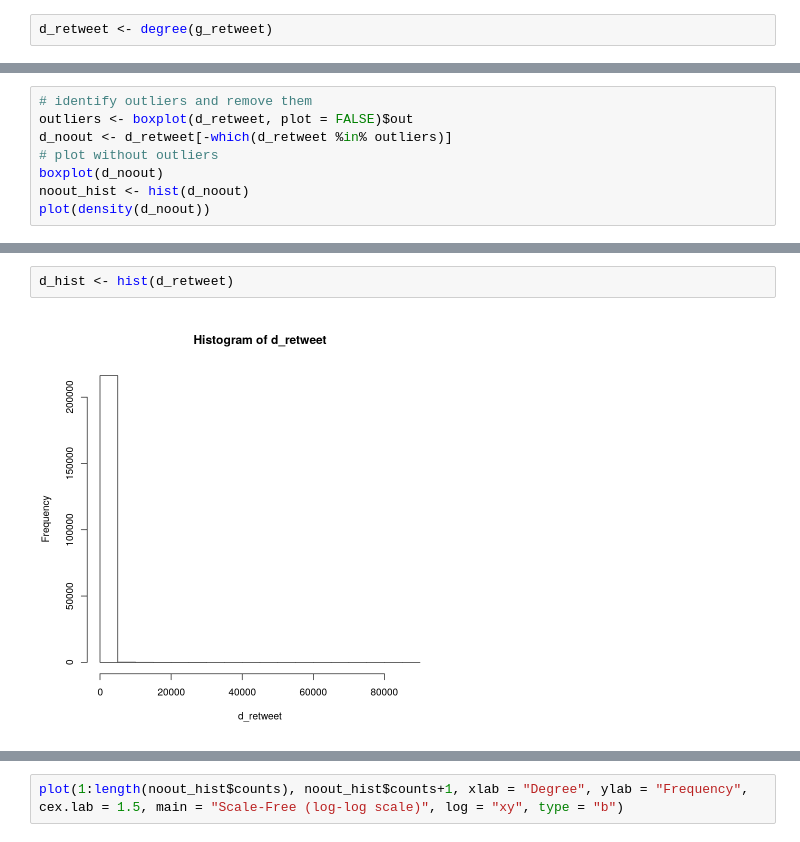
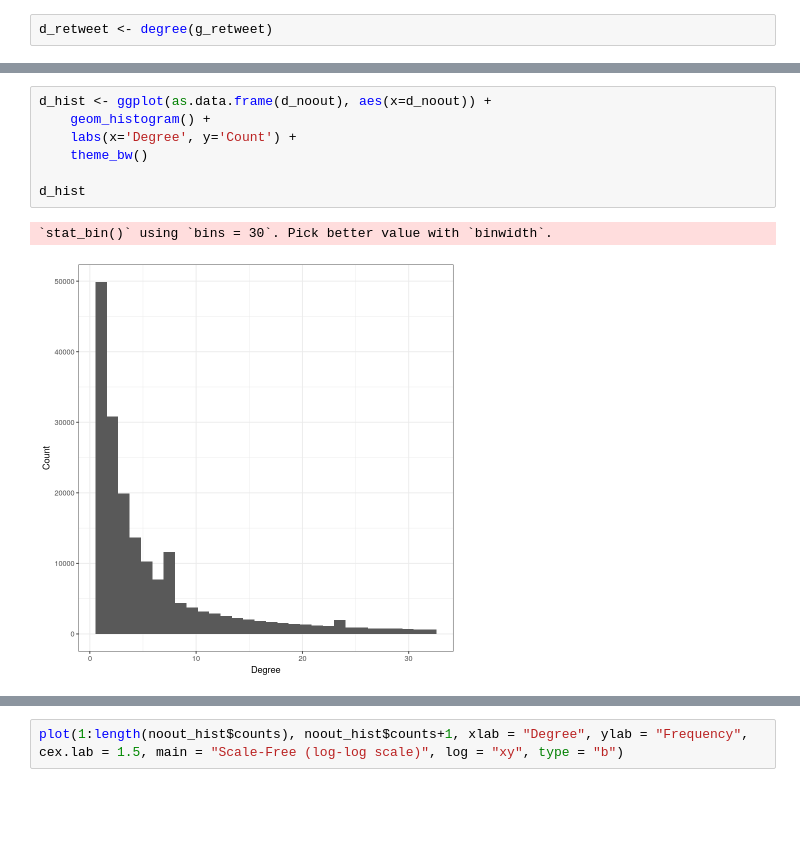
Before and after one commit to MLBurnham/networks_replication, a Jupyter notebook: Descriptive.ipynb, the cells around one changed output, grey strips where cells are left out. Cells and saved outputs as stored; diff of their text form; blank space fills up the shorter version.

```diff
--- a/Descriptive.ipynb
+++ b/Descriptive.ipynb
@@ -127,8 +122,0 @@ us135442 us118125 us255236 us146998 us177706  us32651
-# %%
-# identify outliers and remove them
-outliers <- boxplot(d_retweet, plot = FALSE)$out
-d_noout <- d_retweet[-which(d_retweet %in% outliers)]
-# plot without outliers
-boxplot(d_noout)
-noout_hist <- hist(d_noout)
-plot(density(d_noout))
@@ -139,4 +123,10 @@ plot(density(d_noout))
-# %%
-d_hist <- hist(d_retweet)
-# %% [output]
-[figure, removed]
+# %%
+d_hist <- ggplot(as.data.frame(d_noout), aes(x=d_noout)) +
+    geom_histogram() +
+    labs(x='Degree', y='Count') +
+    theme_bw()
+
+d_hist
+# %% [output]
+`stat_bin()` using `bins = 30`. Pick better value with `binwidth`.
+[figure, added]
```
Also changed, not shown: parts of 34 cells of this notebook, 7 other files.
